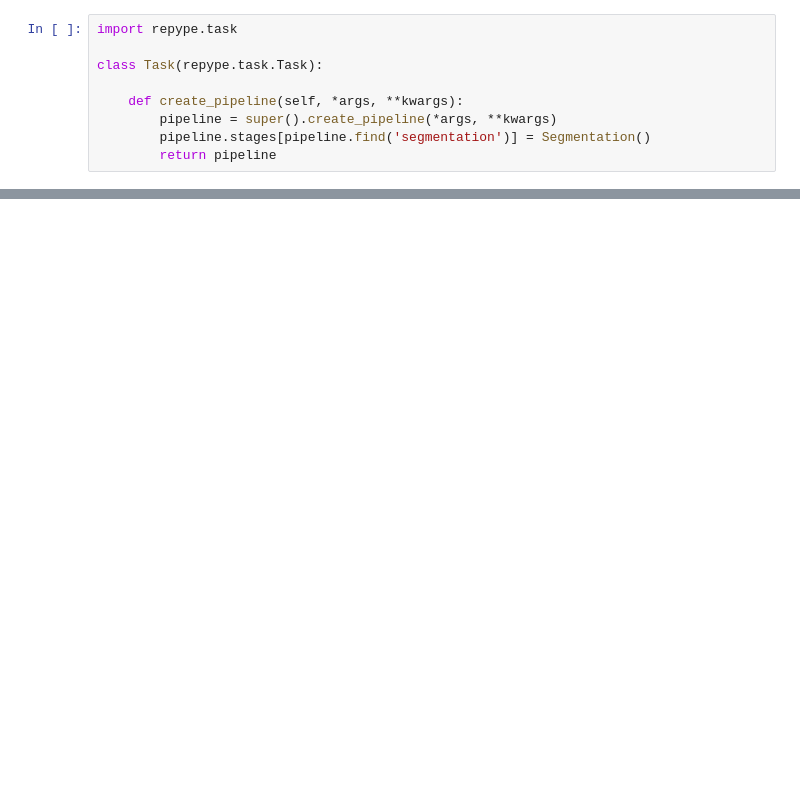
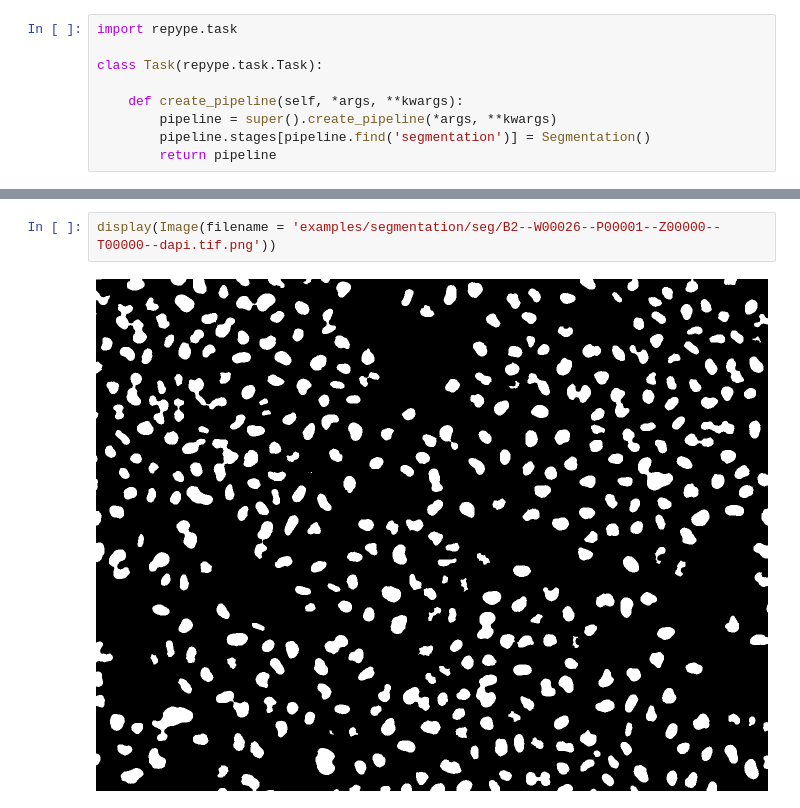
Before and after one commit to kostrykin/repype, a Jupyter notebook: examples/segmentation.ipynb, the cells around one changed output, grey strips where cells are left out. Saved outputs shown, nothing was run; the diff lists cells and outputs as text; blank space fills up the shorter version.

Commit message:
Fix segmentation.ipynb

```diff
--- a/examples/segmentation.ipynb
+++ b/examples/segmentation.ipynb
@@ -101,3 +101,7 @@ await main();
     (1/1) Processing input: B2--W00026--P00001--Z00000--T00000--dapi.tif
 
   Results have been stored ✅
+# %%
+display(Image(filename = 'examples/segmentation/seg/B2--W00026--P00001--Z00000--T00000--dapi.tif.png'))
+# %% [output]
+[figure, added]
```
Also changed, not shown: parts of 2 cells of this notebook.
